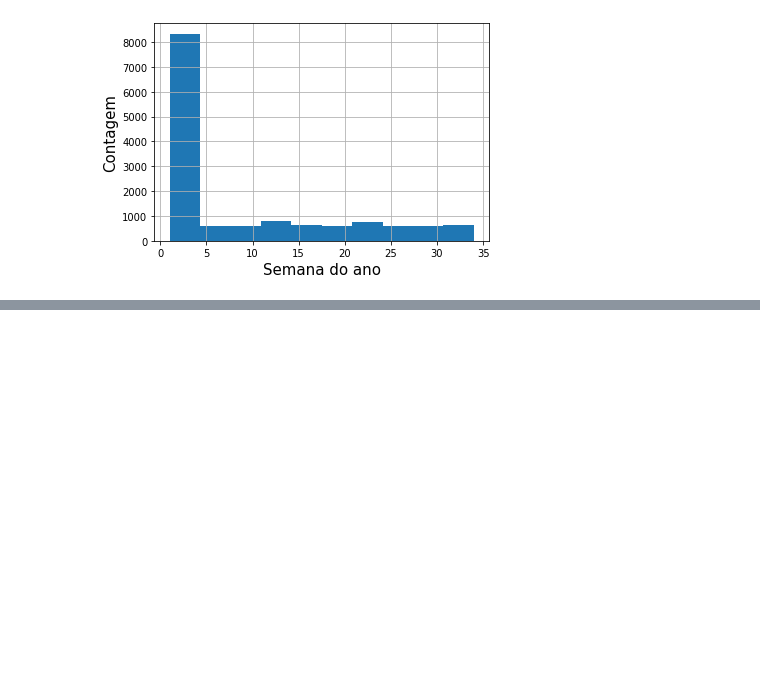
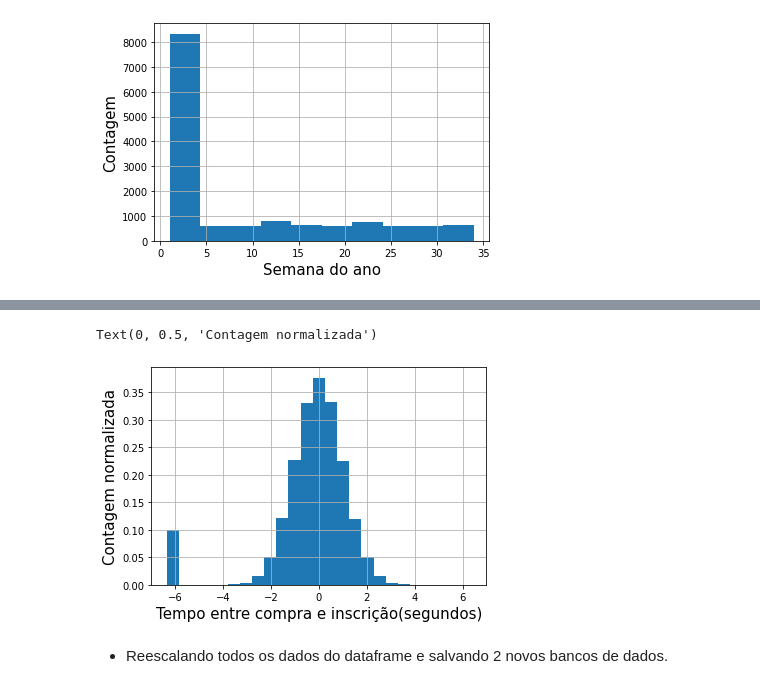
Before and after one commit to robertferro/detectando_fraude, a Jupyter notebook: 2- EDA/EDA.ipynb, the cells around one changed output, grey strips where cells are left out. Saved outputs shown, nothing was run; the diff lists cells and outputs as text; code cells hidden in the pictures; blank space fills up the shorter version.

```diff
--- a/2- EDA/EDA.ipynb
+++ b/2- EDA/EDA.ipynb
@@ -172,0 +290,9 @@ Text(0, 0.5, 'Contagem')
+# %%
+def rescale_series(ser):
+  ser_min = ser.min() - 1e-5
+  ser_max = ser.max() + 1e-5
+  new_ser = (ser - ser_min)/ (ser_max - ser_min)
+  new_ser = new_ser.apply( lambda x: np.sqrt(2)*special.erfinv(2*x -1))
+  return new_ser
+
+fraude_df['tempo'] = rescale_series(fraude_df.tempo)
@@ -172,0 +322,9 @@ Text(0, 0.5, 'Contagem')
+# %%
+fraude_df['tempo'].hist(density=True, bins=25)
+plt.xlabel('Tempo entre compra e inscrição(segundos)',fontsize=15)
+plt.ylabel('Contagem normalizada', fontsize=15)
+# %% [output]
+Text(0, 0.5, 'Contagem normalizada')
+[figure, added]
+# %% [markdown]
+- Reescalando todos os dados do dataframe e  salvando 2 novos bancos de dados.
```
Also changed, not shown: parts of 23 cells of this notebook.
